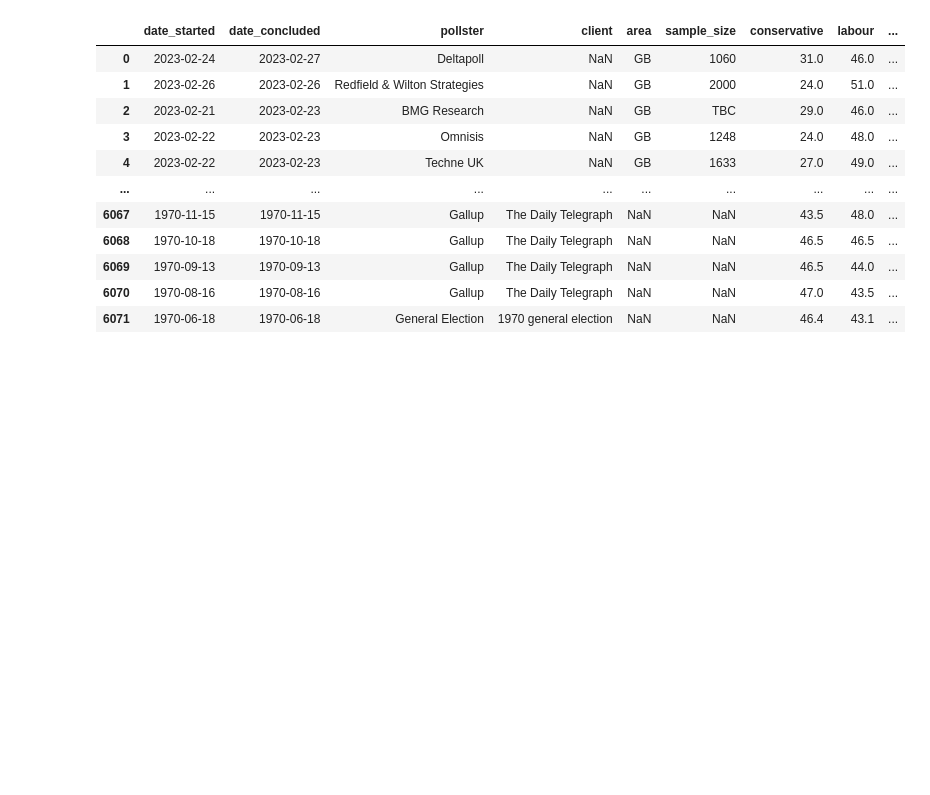
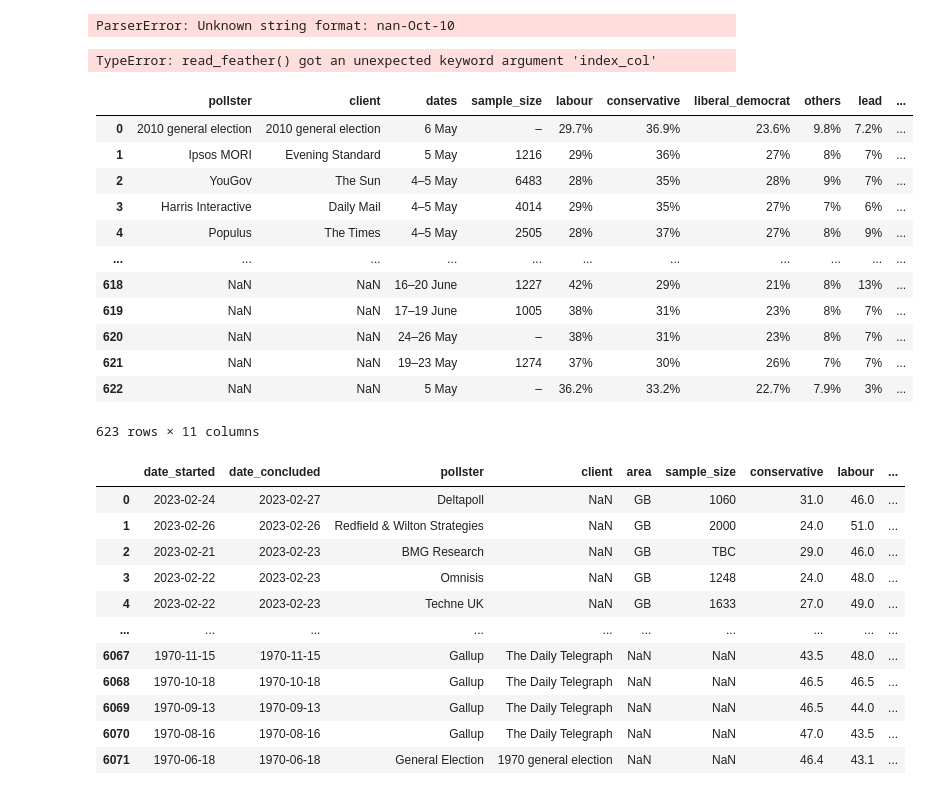
Before and after one commit to AndyLawton/uk_general_election_polls, a Jupyter notebook: main.ipynb, the cells around one changed output. Drawn from its saved outputs; the diff is of its cells as text; code cells hidden in the pictures; blank space fills up the shorter version.

```diff
--- a/main.ipynb
+++ b/main.ipynb
@@ -11,0 +159,6 @@ all_polls = fetch_all_polls(cleanup=True, refresh=False)
+# %%
+from pandas import to_datetime
+all_polls['date_started'] = to_datetime(all_polls['date_started'])
+all_polls['date_concluded'] = to_datetime(all_polls['date_concluded'])
+# %% [output]
+ParserError: Unknown string format: nan-Oct-10
@@ -11,0 +168,4 @@ all_polls = fetch_all_polls(cleanup=True, refresh=False)
+# %%
+pd.read_feather('poll_database/feathers/2010.feather', index_col=0).to_csv('poll_database/csvs/2010.csv', index=False)
+# %% [output]
+TypeError: read_feather() got an unexpected keyword argument 'index_col'
@@ -12,3 +188,19 @@ all_polls = fetch_all_polls(cleanup=True, refresh=False)
+# %%
+for pd.read_csv('poll_database/csvs/2010.csv', index_col=0)
+# %% [output]
+|  | pollster | client | dates | sample_size | labour | conservative | liberal_democrat | others | lead | ... |
+| 0 | 2010 general election | 2010 general election | 6 May | – | 29.7% | 36.9% | 23.6% | 9.8% | 7.2% | ... |
+| 1 | Ipsos MORI | Evening Standard | 5 May | 1216 | 29% | 36% | 27% | 8% | 7% | ... |
+| 2 | YouGov | The Sun | 4–5 May | 6483 | 28% | 35% | 28% | 9% | 7% | ... |
+| 3 | Harris Interactive | Daily Mail | 4–5 May | 4014 | 29% | 35% | 27% | 7% | 6% | ... |
+| 4 | Populus | The Times | 4–5 May | 2505 | 28% | 37% | 27% | 8% | 9% | ... |
+| ... | ... | ... | ... | ... | ... | ... | ... | ... | ... | ... |
+| 618 | NaN | NaN | 16–20 June | 1227 | 42% | 29% | 21% | 8% | 13% | ... |
+| 619 | NaN | NaN | 17–19 June | 1005 | 38% | 31% | 23% | 8% | 7% | ... |
+| 620 | NaN | NaN | 24–26 May | – | 38% | 31% | 23% | 8% | 7% | ... |
+| 621 | NaN | NaN | 19–23 May | 1274 | 37% | 30% | 26% | 7% | 7% | ... |
+| 622 | NaN | NaN | 5 May | – | 36.2% | 33.2% | 22.7% | 7.9% | 3% | ... |
+623 rows × 11 columns
 # %%
 all_polls.to_csv('poll_database/poll_database.csv', index=False)
 all_polls.to_excel('poll_database/poll_database.xlsx', index=False)
```
Also changed, not shown: parts of 14 cells of this notebook, 51 other files.
